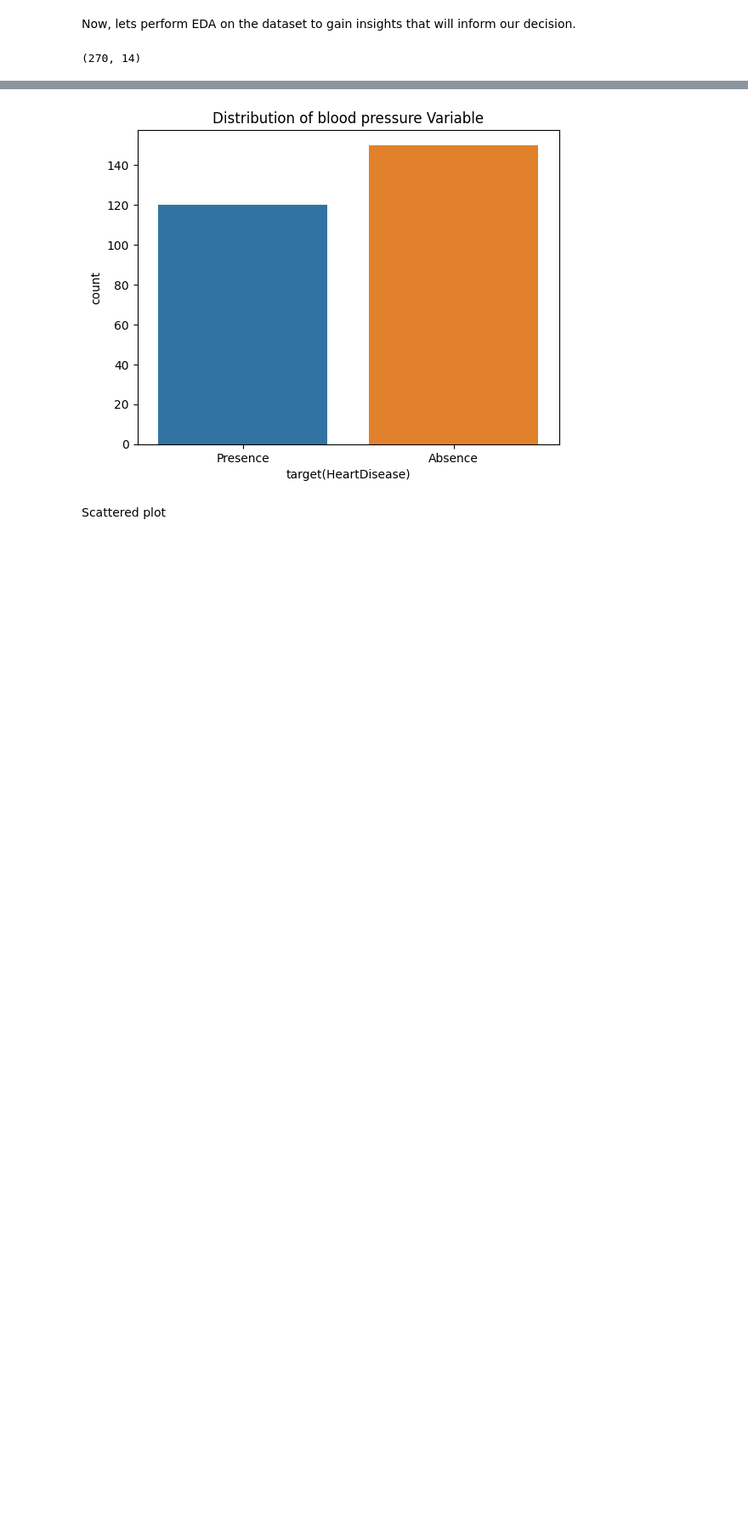
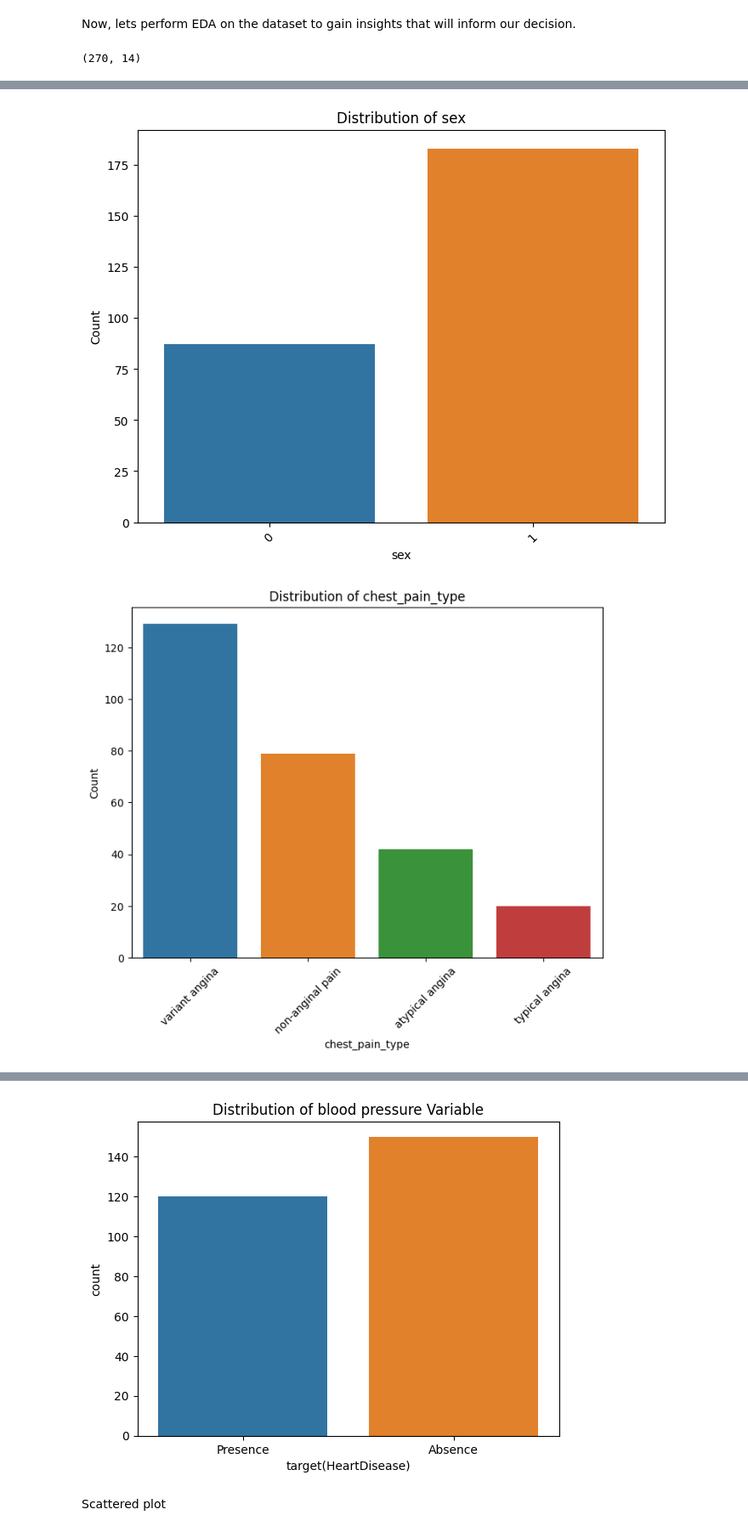
Before and after one commit to Codefedy/Heart-Disease-Predictive-Model, a Jupyter notebook: Untitled11.ipynb, the cells around one changed output, grey strips where cells are left out. Shown at 85% size. Drawn from its saved outputs; the diff is of its cells as text; code cells hidden in the pictures; blank space fills up the shorter version.

```diff
--- a/Untitled11.ipynb
+++ b/Untitled11.ipynb
@@ -154,0 +181,13 @@ print(dp.describe())
+# %%
+categorical_cols = ['sex', 'chest_pain_type', 'fasting_blood_sugar', 'rest_ekg', 'exercise_angina', 'slope_of_ST', 'num_vessels_fluro', 'thallium', 'target(HeartDisease)']
+for col in categorical_cols:
+    plt.figure(figsize=(8, 6))
+    sns.countplot(x=col, data=dp)
+    plt.title(f'Distribution of {col}')
+    plt.xlabel(col)
+    plt.ylabel('Count')
+    plt.xticks(rotation=45)
+    plt.show()
+# %% [output]
+[figure, added]
+[figure, added]
```
Also changed, not shown: parts of 7 cells of this notebook.
